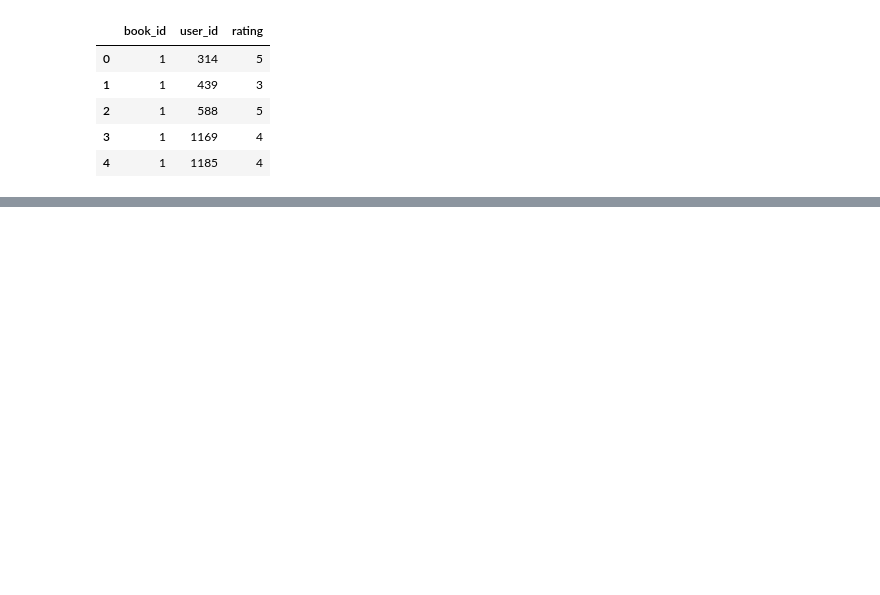
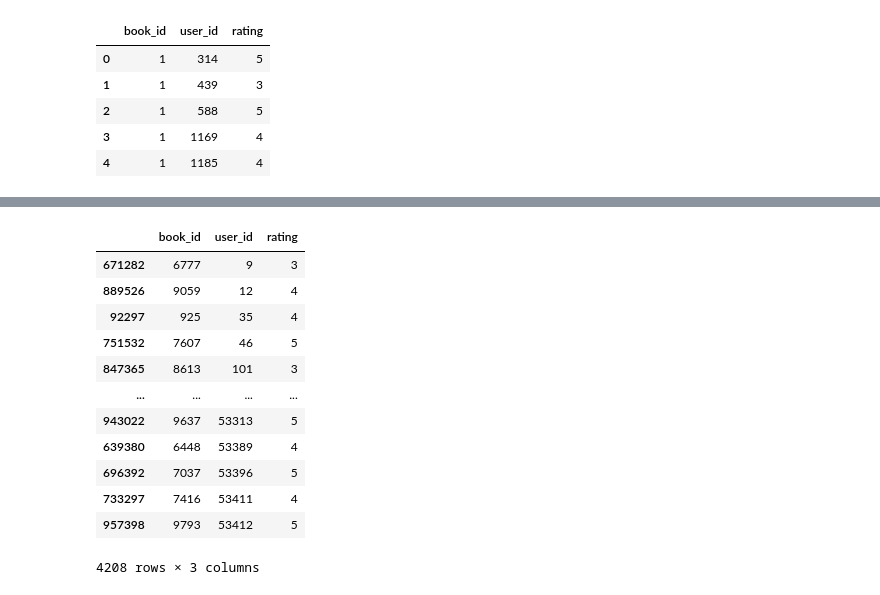
Before and after one commit to gcolson11/Capstone_Books, a Jupyter notebook: Testing New Models.ipynb, the cells around one changed output, grey strips where cells are left out. Saved outputs shown, nothing was run; the diff lists cells and outputs as text; code cells hidden in the pictures; blank space fills up the shorter version.

```diff
--- a/Testing New Models.ipynb
+++ b/Testing New Models.ipynb
@@ -62,0 +204,4 @@ ratings = ratings.rename(columns={'book_id': 'id'})
+# %%
+recs_nona = recommendation_df[recommendation_df['weighted average recommendation score'].notnull()]
+rec_list = recs_nona['id'].tolist()
+recs_nona
@@ -62,0 +223,16 @@ ratings = ratings.rename(columns={'book_id': 'id'})
+# %%
+test.loc[test['book_id'].isin(rec_list)]
+# %% [output]
+|  | book_id | user_id | rating |
+| 671282 | 6777 | 9 | 3 |
+| 889526 | 9059 | 12 | 4 |
+| 92297 | 925 | 35 | 4 |
+| 751532 | 7607 | 46 | 5 |
+| 847365 | 8613 | 101 | 3 |
+| ... | ... | ... | ... |
+| 943022 | 9637 | 53313 | 5 |
+| 639380 | 6448 | 53389 | 4 |
+| 696392 | 7037 | 53396 | 5 |
+| 733297 | 7416 | 53411 | 4 |
+| 957398 | 9793 | 53412 | 5 |
+4208 rows × 3 columns
```
Also changed, not shown: parts of 39 cells of this notebook.
